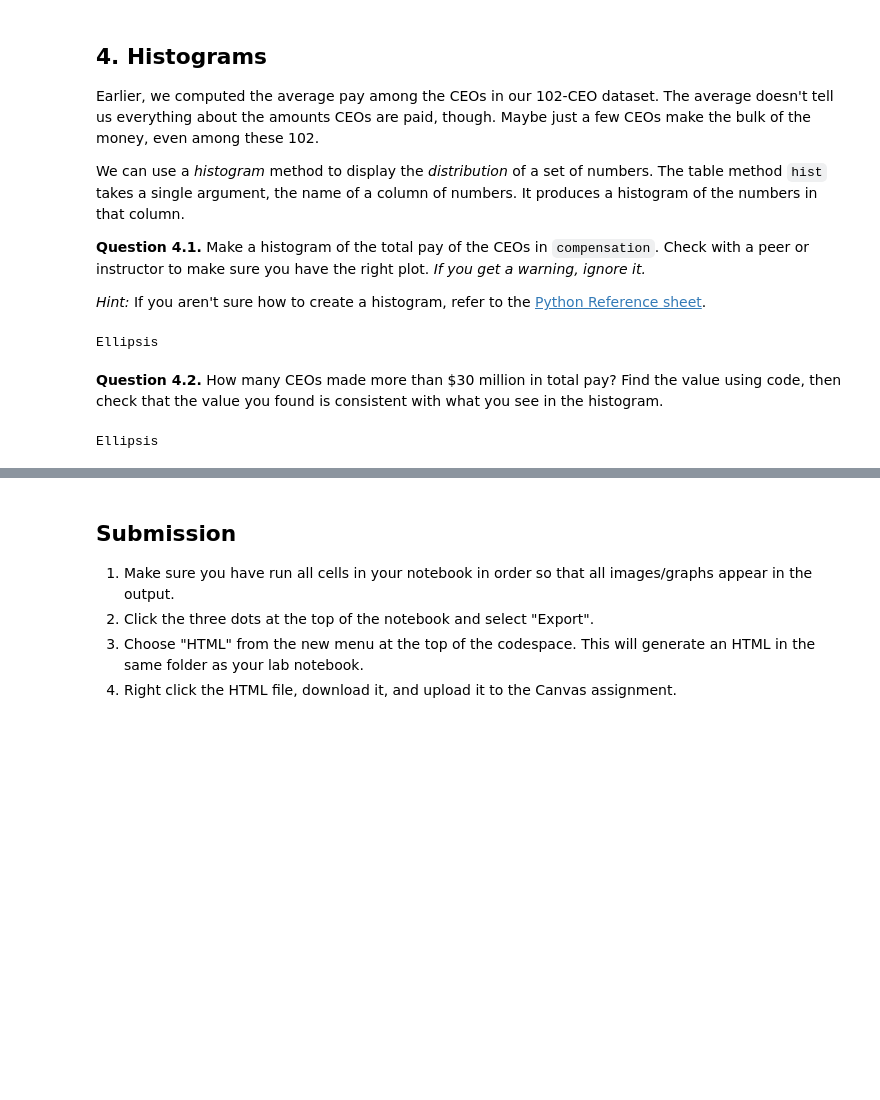
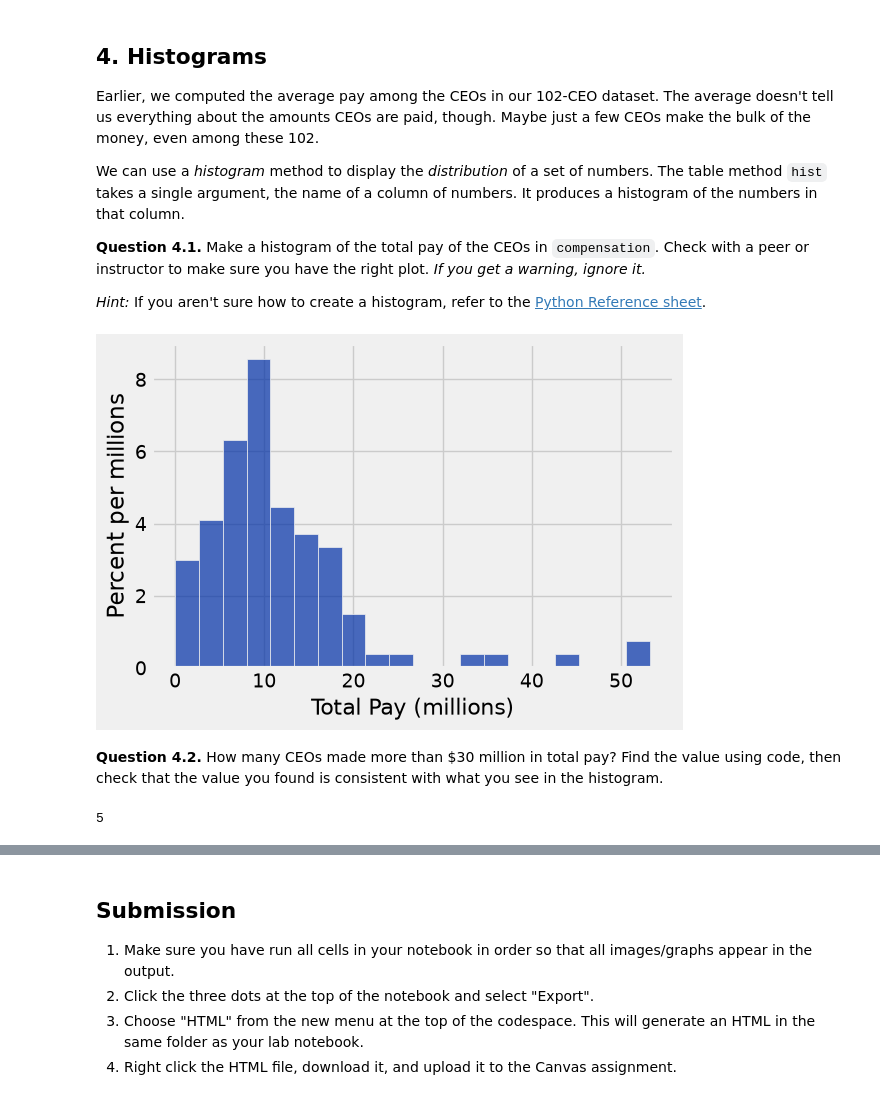
Before and after one commit to Ilawrenc08/Intro-to-Data-Analytics, a Jupyter notebook: OneDrive_1_9-4-2026/Lab 4 - Functions/lab04.ipynb, the cells around one changed output, grey strips where cells are left out. Cells and saved outputs as stored; diff of their text form; code cells hidden in the pictures; blank space fills up the shorter version.

```diff
--- a/OneDrive_1_9-4-2026/Lab 4 - Functions/lab04.ipynb
+++ b/OneDrive_1_9-4-2026/Lab 4 - Functions/lab04.ipynb
@@ -375,7 +343,7 @@ We'll instead use functions to perform this computation. Later in this lab, we'l
 # %%
 def convert_pay_string_to_number(pay_string):
     """Converts a pay string like '$100' (in millions) to a number of dollars."""
-    ...
+    return float(pay_string.strip('$')) * 1000000
 # %%
 grader.check("q24")
 # %% [output]
@@ -531,7 +481,7 @@ Note that we didn’t write `raw_compensation.apply(convert_pay_string_to_number
 # %%
 compensation = raw_compensation.with_column(
     "Total Pay ($)",
-    ...
+    raw_compensation.apply(convert_pay_string_to_number, "Total Pay")
     )
 compensation
 # %% [output]
@@ -718,17 +649,19 @@ We can use a *histogram* method to display the *distribution* of a set of number
 **Question 4.1.** Make a histogram of the total pay of the CEOs in `compensation`. Check with a peer or instructor to make sure you have the right plot. *If you get a warning, ignore it.*
 
 *Hint:* If you aren't sure how to create a histogram, refer to the [Python Reference sheet](https://www.data8.org/sp24/reference/).
-# %%
-...
-# %% [output]
-Ellipsis
+# %%
+Total_pay = compensation.apply(convert_pay_string_to_number, 'Total Pay') / 1000000
+table = compensation.with_column('Total Pay', Total_pay)
+table.hist('Total Pay', bins = 20, unit = 'millions')
+# %% [output]
+[figure, added]
 # %% [markdown]
 **Question 4.2.** How many CEOs made more than $30 million in total pay? Find the value using code, then check that the value you found is consistent with what you see in the histogram.
-# %%
-num_ceos_more_than_30_million_2 = ...
-num_ceos_more_than_30_million_2
-# %% [output]
-Ellipsis
+# %%
+num_ceos_more_than_30_million_2 = table.where('Total Pay', are.above(30)).num_rows
+num_ceos_more_than_30_million_2
+# %% [output]
+5
 # %%
 grader.check("q42")
 # %% [output]
```
Also changed, not shown: parts of 27 cells of this notebook, 7 other files.
